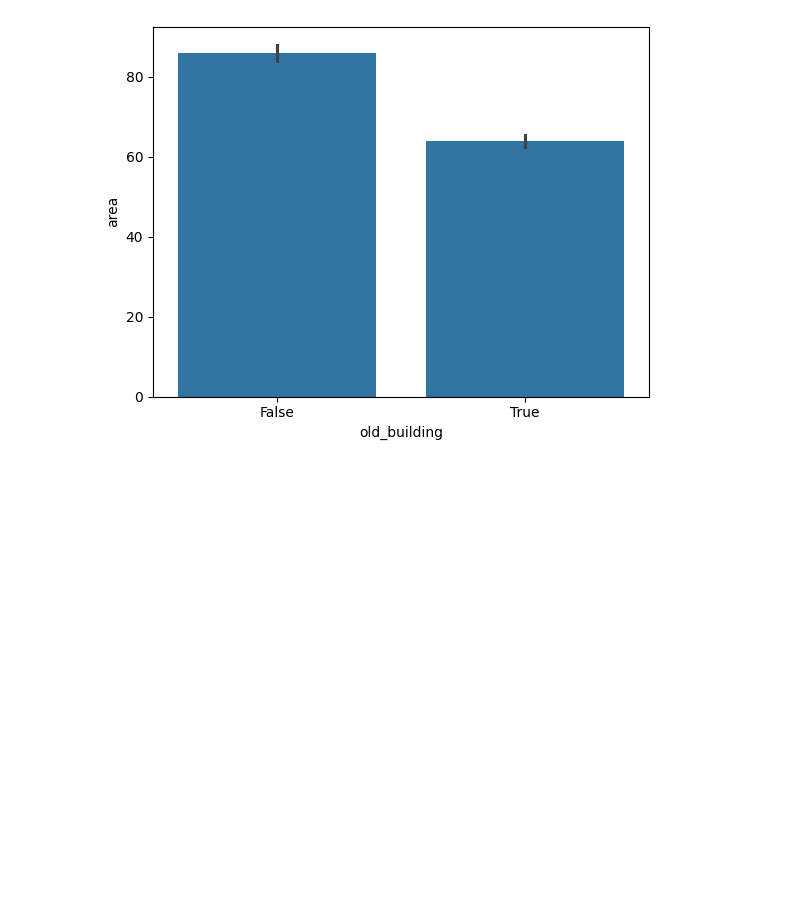
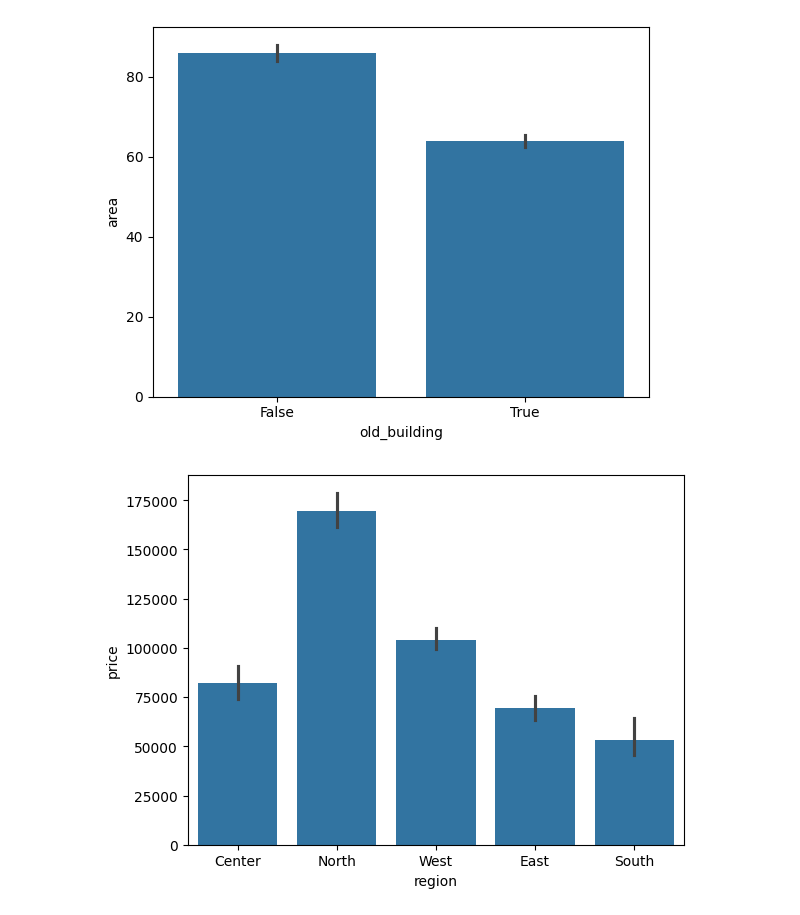
Before and after one commit to YESosnovska/apartaments-prices-analysis, a Jupyter notebook: plotting.ipynb, the cells around one changed output. Drawn from its saved outputs; the diff is of its cells as text; code cells hidden in the pictures; blank space fills up the shorter version.

Commit message:
add more plots

```diff
--- a/plotting.ipynb
+++ b/plotting.ipynb
@@ -33,0 +42,7 @@ plt.show()
+# %%
+# Are flats in relatively safe west part of Ukraine tend to be more expensive?
+
+sns.barplot(data=flats, x="region", y="price")
+plt.show()
+# %% [output]
+[figure, added]
```
Also changed, not shown: parts of 13 cells of this notebook.
